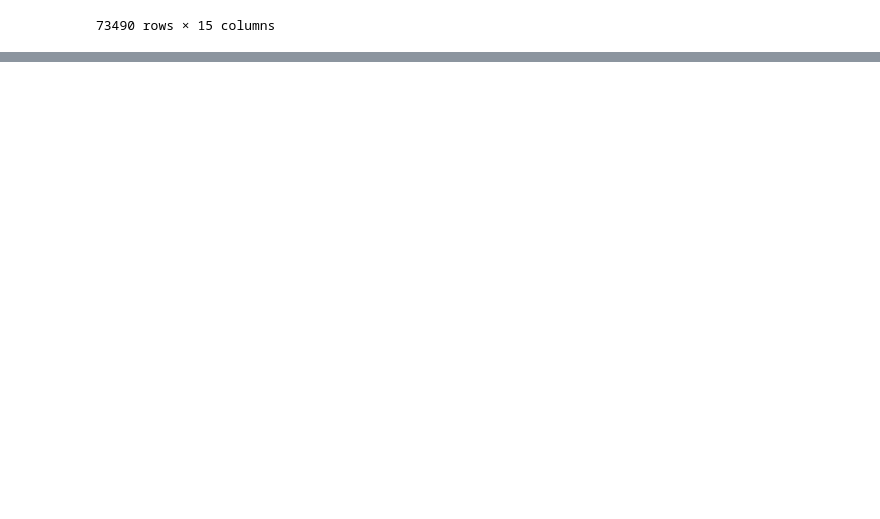
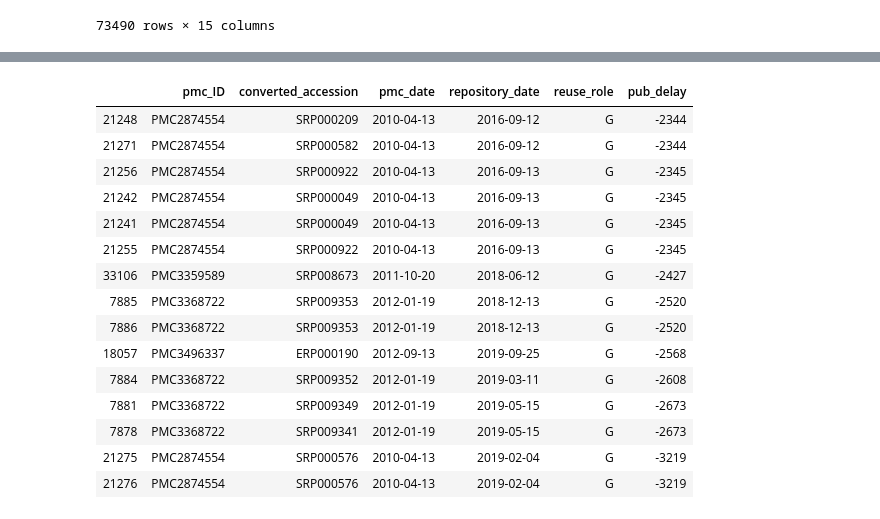
Before and after one commit to smangul1/data_reusability, a Jupyter notebook: jupyter_notebooks/analyze_metadata_table.ipynb, the cells around one changed output, grey strips where cells are left out. Cells and saved outputs as stored; diff of their text form; code cells hidden in the pictures; blank space fills up the shorter version.

```diff
--- a/jupyter_notebooks/analyze_metadata_table.ipynb
+++ b/jupyter_notebooks/analyze_metadata_table.ipynb
@@ -164,0 +159,19 @@ sns.distplot(gens['pub_delay'], ax = ax)
+# %%
+tail
+# %% [output]
+|  | pmc_ID | converted_accession | pmc_date | repository_date | reuse_role | pub_delay |
+| 21248 | PMC2874554 | SRP000209 | 2010-04-13 | 2016-09-12 | G | -2344 |
+| 21271 | PMC2874554 | SRP000582 | 2010-04-13 | 2016-09-12 | G | -2344 |
+| 21256 | PMC2874554 | SRP000922 | 2010-04-13 | 2016-09-13 | G | -2345 |
+| 21242 | PMC2874554 | SRP000049 | 2010-04-13 | 2016-09-13 | G | -2345 |
+| 21241 | PMC2874554 | SRP000049 | 2010-04-13 | 2016-09-13 | G | -2345 |
+| 21255 | PMC2874554 | SRP000922 | 2010-04-13 | 2016-09-13 | G | -2345 |
+| 33106 | PMC3359589 | SRP008673 | 2011-10-20 | 2018-06-12 | G | -2427 |
+| 7885 | PMC3368722 | SRP009353 | 2012-01-19 | 2018-12-13 | G | -2520 |
+| 7886 | PMC3368722 | SRP009353 | 2012-01-19 | 2018-12-13 | G | -2520 |
+| 18057 | PMC3496337 | ERP000190 | 2012-09-13 | 2019-09-25 | G | -2568 |
+| 7884 | PMC3368722 | SRP009352 | 2012-01-19 | 2019-03-11 | G | -2608 |
+| 7881 | PMC3368722 | SRP009349 | 2012-01-19 | 2019-05-15 | G | -2673 |
+| 7878 | PMC3368722 | SRP009341 | 2012-01-19 | 2019-05-15 | G | -2673 |
+| 21275 | PMC2874554 | SRP000576 | 2010-04-13 | 2019-02-04 | G | -3219 |
+| 21276 | PMC2874554 | SRP000576 | 2010-04-13 | 2019-02-04 | G | -3219 |
```
Also changed, not shown: parts of 2 cells of this notebook.
